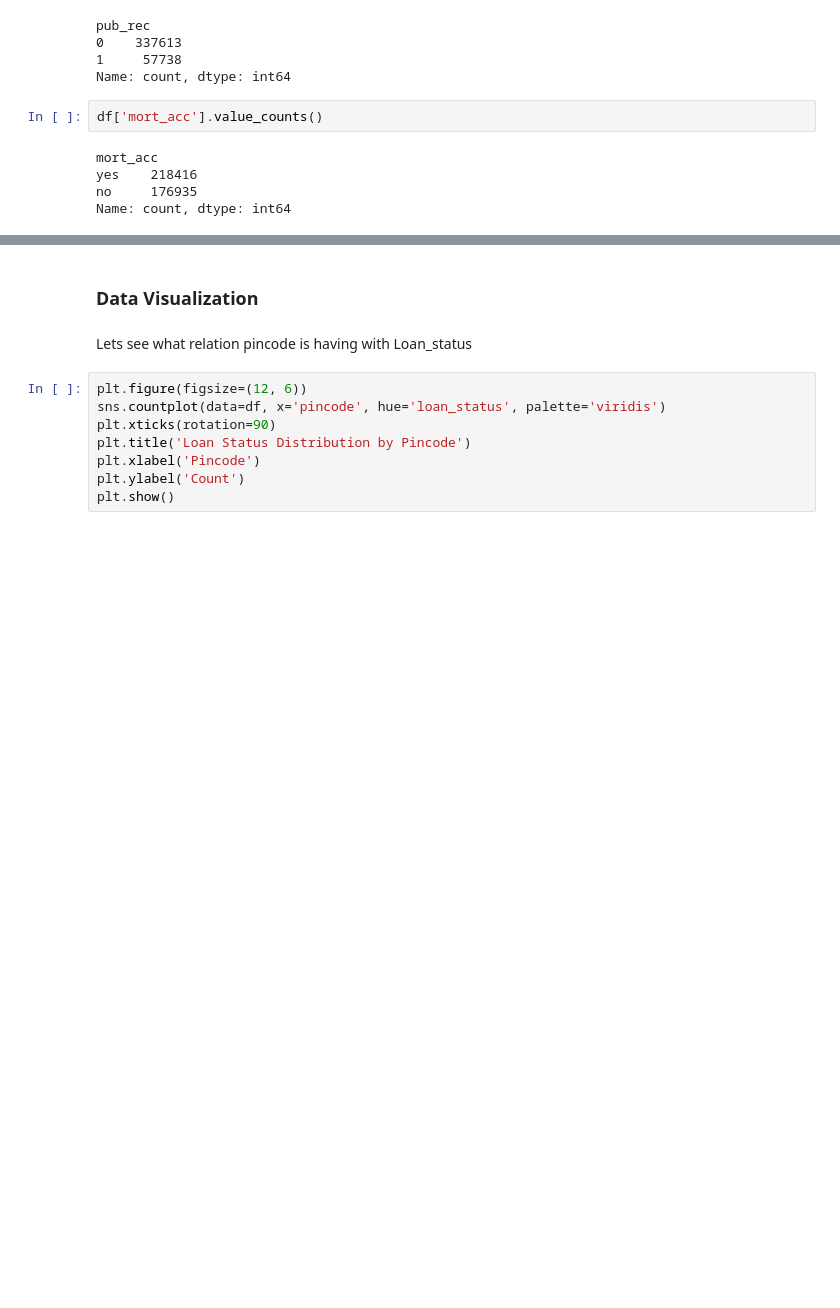
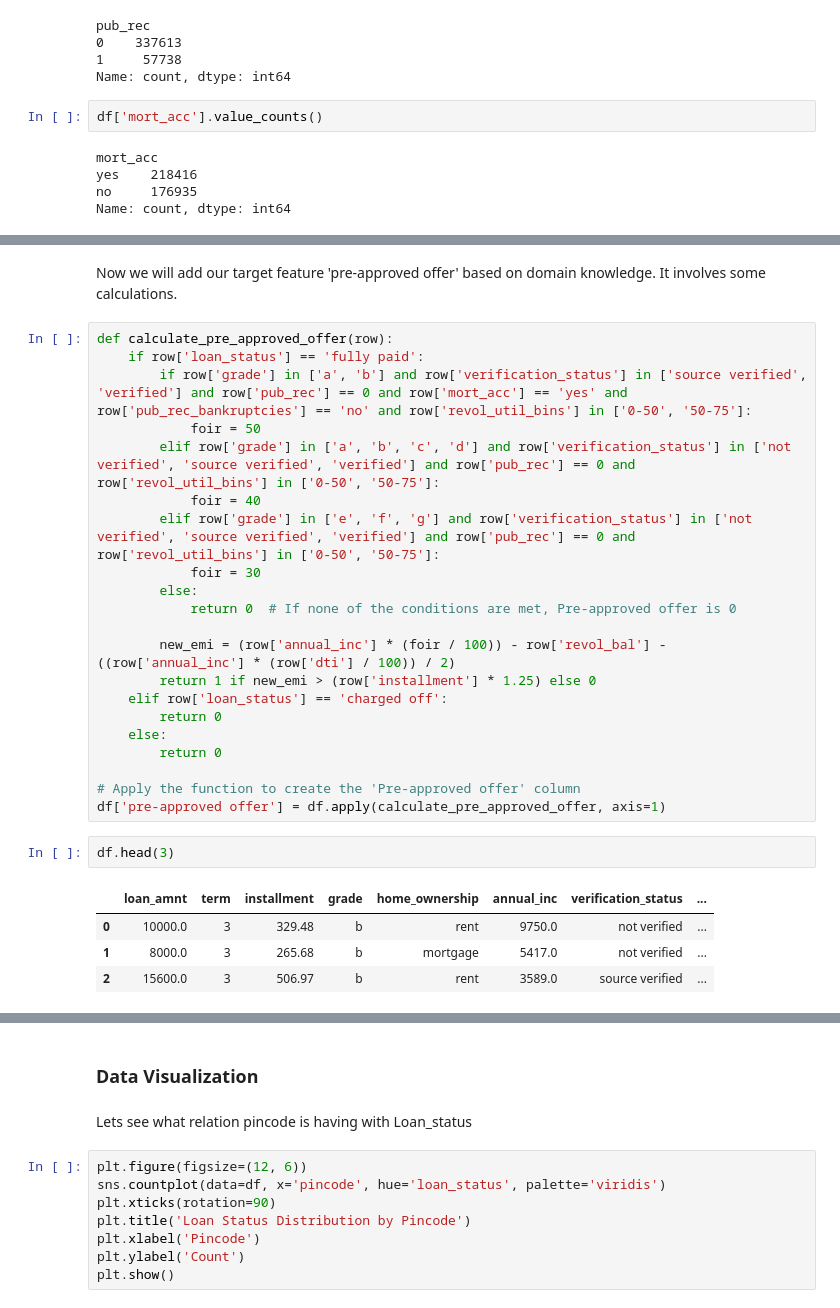
Before and after one commit to Vipulbhansali/CreditLine-Decision-Engine-Using-Amazon-Sagemaker, a Jupyter notebook: model notebook/eda_model_building.ipynb, the cells around one changed output, grey strips where cells are left out. Cells and saved outputs as stored; diff of their text form; blank space fills up the shorter version.

```diff
--- a/model notebook/eda_model_building.ipynb
+++ b/model notebook/eda_model_building.ipynb
@@ -397,0 +441,30 @@ df.head(3)
+# %% [markdown]
+Now we will add our target feature 'pre-approved offer' based on domain knowledge. It involves some calculations.
+# %%
+def calculate_pre_approved_offer(row):
+    if row['loan_status'] == 'fully paid':
+        if row['grade'] in ['a', 'b'] and row['verification_status'] in ['source verified', 'verified'] and row['pub_rec'] == 0 and row['mort_acc'] == 'yes' and row['pub_rec_bankruptcies'] == 'no' and row['revol_util_bins'] in ['0-50', '50-75']:
+            foir = 50
+        elif row['grade'] in ['a', 'b', 'c', 'd'] and row['verification_status'] in ['not verified', 'source verified', 'verified'] and row['pub_rec'] == 0 and row['revol_util_bins'] in ['0-50', '50-75']:
+            foir = 40
+        elif row['grade'] in ['e', 'f', 'g'] and row['verification_status'] in ['not verified', 'source verified', 'verified'] and row['pub_rec'] == 0 and row['revol_util_bins'] in ['0-50', '50-75']:
+            foir = 30
+        else:
+            return 0  # If none of the conditions are met, Pre-approved offer is 0
+
+        new_emi = (row['annual_inc'] * (foir / 100)) - row['revol_bal'] - ((row['annual_inc'] * (row['dti'] / 100)) / 2)
+        return 1 if new_emi > (row['installment'] * 1.25) else 0
+    elif row['loan_status'] == 'charged off':
+        return 0
+    else:
+        return 0
+
+# Apply the function to create the 'Pre-approved offer' column
+df['pre-approved offer'] = df.apply(calculate_pre_approved_offer, axis=1)
+# %%
+df.head(3)
+# %% [output]
+|  | loan_amnt | term | installment | grade | home_ownership | annual_inc | verification_status | ... |
+| 0 | 10000.0 | 3 | 329.48 | b | rent | 9750.0 | not verified | ... |
+| 1 | 8000.0 | 3 | 265.68 | b | mortgage | 5417.0 | not verified | ... |
+| 2 | 15600.0 | 3 | 506.97 | b | rent | 3589.0 | source verified | ... |
```
Also changed, not shown: parts of 13 cells of this notebook.
